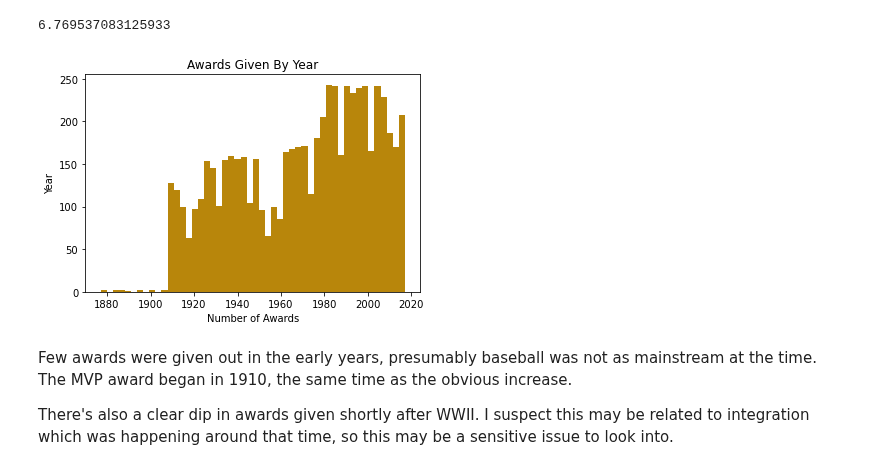
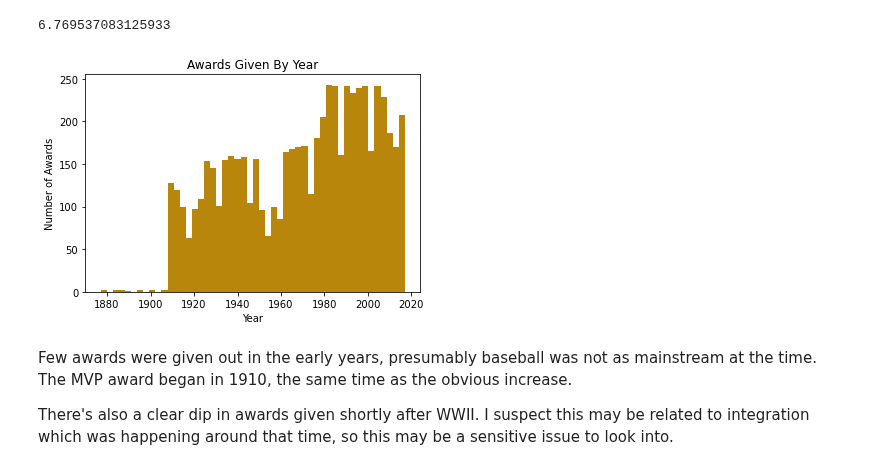
Before and after one commit to aradaha/Baseball-Stats-Project, a Jupyter notebook: Capstone.ipynb, the cells around one changed output. Drawn from its saved outputs; the diff is of its cells as text; code cells hidden in the pictures.

```diff
--- a/Capstone.ipynb
+++ b/Capstone.ipynb
@@ -192,9 +192,9 @@ def toplot(dataframe, column, b, title="Title",xlabel="X Label Here",
     plt.title(title)
 # %%
 toplot(AwardsPlayers, 'yearID', 50, "Awards Given By Year",
-        "Number of Awards", "Year", "hist", "darkgoldenrod")
+        "Year", "Number of Awards", "hist", "darkgoldenrod")
 # %% [output]
-[figure, old version]
+[figure, new version]
 # %% [markdown]
 Few awards were given out in the early years, presumably baseball was not as mainstream at the time. The MVP award began in 1910, the same time as the obvious increase.
 
```
Also changed, not shown: parts of 11 cells of this notebook.
